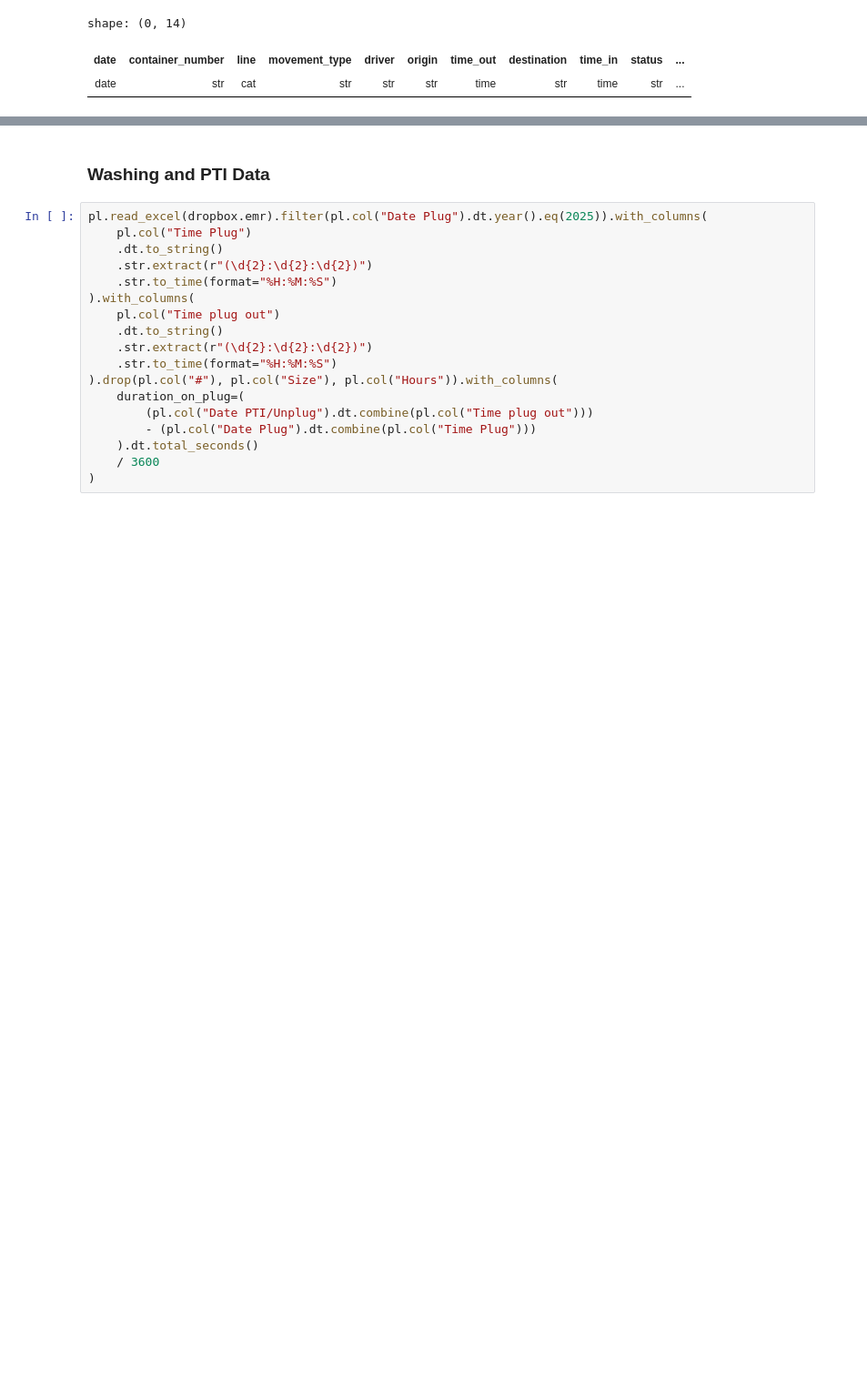
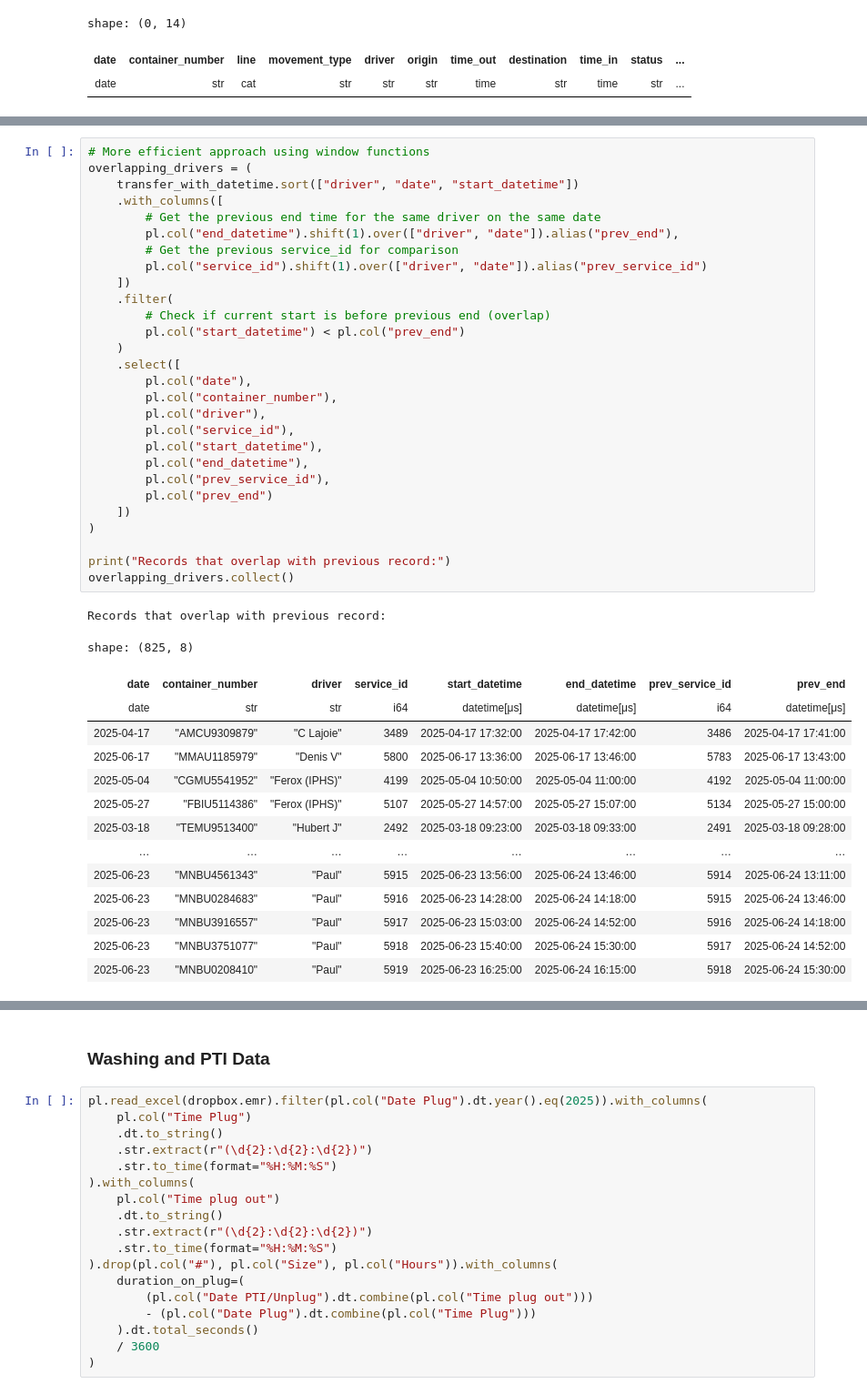
Before and after one commit to Attica-oss/attica_invoice, a Jupyter notebook: transfer.ipynb, the cells around one changed output, grey strips where cells are left out. Shown at 91% size. Drawn from its saved outputs; the diff is of its cells as text; blank space fills up the shorter version.

```diff
--- a/transfer.ipynb
+++ b/transfer.ipynb
@@ -303,0 +296,44 @@ shape: (5_509, 16)
+# %%
+# More efficient approach using window functions
+overlapping_drivers = (
+    transfer_with_datetime.sort(["driver", "date", "start_datetime"])
+    .with_columns([
+        # Get the previous end time for the same driver on the same date
+        pl.col("end_datetime").shift(1).over(["driver", "date"]).alias("prev_end"),
+        # Get the previous service_id for comparison
+        pl.col("service_id").shift(1).over(["driver", "date"]).alias("prev_service_id")
+    ])
+    .filter(
+        # Check if current start is before previous end (overlap)
+        pl.col("start_datetime") < pl.col("prev_end")
+    )
+    .select([
+        pl.col("date"),
+        pl.col("container_number"),
+        pl.col("driver"),
+        pl.col("service_id"),
+        pl.col("start_datetime"),
+        pl.col("end_datetime"),
+        pl.col("prev_service_id"),
+        pl.col("prev_end")
+    ])
+)
+
+print("Records that overlap with previous record:")
+overlapping_drivers.collect()
+# %% [output]
+Records that overlap with previous record:
+shape: (825, 8)
+| date | container_number | driver | service_id | start_datetime | end_datetime | prev_service_id | prev_end |
+| date | str | str | i64 | datetime[μs] | datetime[μs] | i64 | datetime[μs] |
+| 2025-04-17 | "AMCU9309879" | "C Lajoie" | 3489 | 2025-04-17 17:32:00 | 2025-04-17 17:42:00 | 3486 | 2025-04-17 17:41:00 |
+| 2025-06-17 | "MMAU1185979" | "Denis V" | 5800 | 2025-06-17 13:36:00 | 2025-06-17 13:46:00 | 5783 | 2025-06-17 13:43:00 |
+| 2025-05-04 | "CGMU5541952" | "Ferox (IPHS)" | 4199 | 2025-05-04 10:50:00 | 2025-05-04 11:00:00 | 4192 | 2025-05-04 11:00:00 |
+| 2025-05-27 | "FBIU5114386" | "Ferox (IPHS)" | 5107 | 2025-05-27 14:57:00 | 2025-05-27 15:07:00 | 5134 | 2025-05-27 15:00:00 |
+| 2025-03-18 | "TEMU9513400" | "Hubert J" | 2492 | 2025-03-18 09:23:00 | 2025-03-18 09:33:00 | 2491 | 2025-03-18 09:28:00 |
+| … | … | … | … | … | … | … | … |
+| 2025-06-23 | "MNBU4561343" | "Paul" | 5915 | 2025-06-23 13:56:00 | 2025-06-24 13:46:00 | 5914 | 2025-06-24 13:11:00 |
+| 2025-06-23 | "MNBU0284683" | "Paul" | 5916 | 2025-06-23 14:28:00 | 2025-06-24 14:18:00 | 5915 | 2025-06-24 13:46:00 |
+| 2025-06-23 | "MNBU3916557" | "Paul" | 5917 | 2025-06-23 15:03:00 | 2025-06-24 14:52:00 | 5916 | 2025-06-24 14:18:00 |
+| 2025-06-23 | "MNBU3751077" | "Paul" | 5918 | 2025-06-23 15:40:00 | 2025-06-24 15:30:00 | 5917 | 2025-06-24 14:52:00 |
+| 2025-06-23 | "MNBU0208410" | "Paul" | 5919 | 2025-06-23 16:25:00 | 2025-06-24 16:15:00 | 5918 | 2025-06-24 15:30:00 |
```
Also changed, not shown: parts of 5 cells of this notebook, 9 other files.
